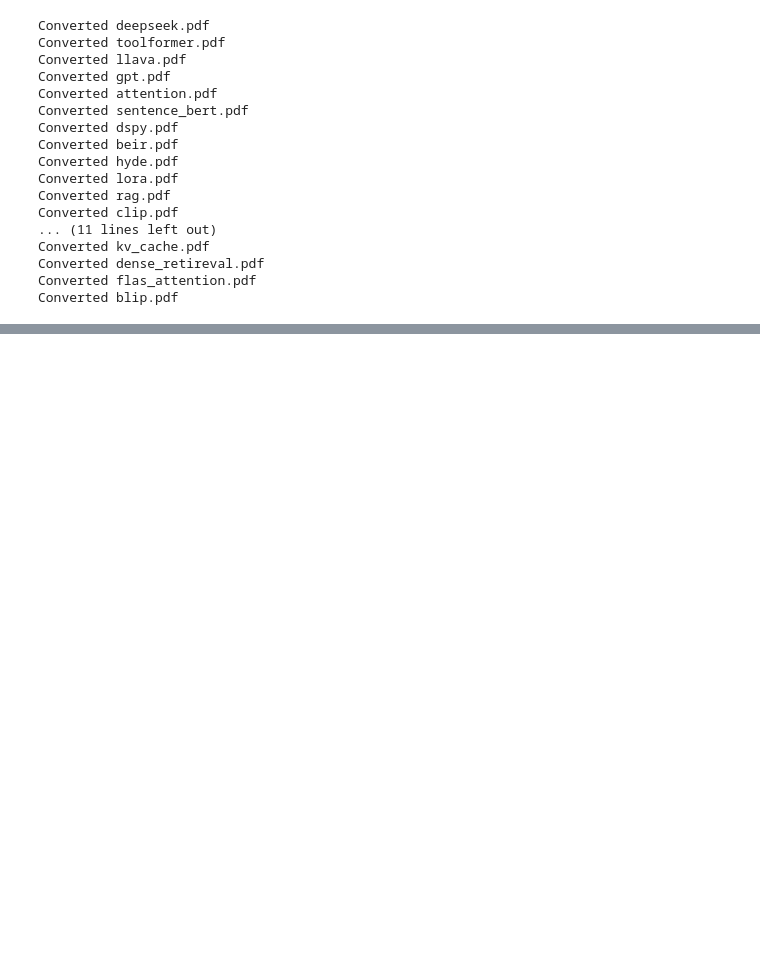
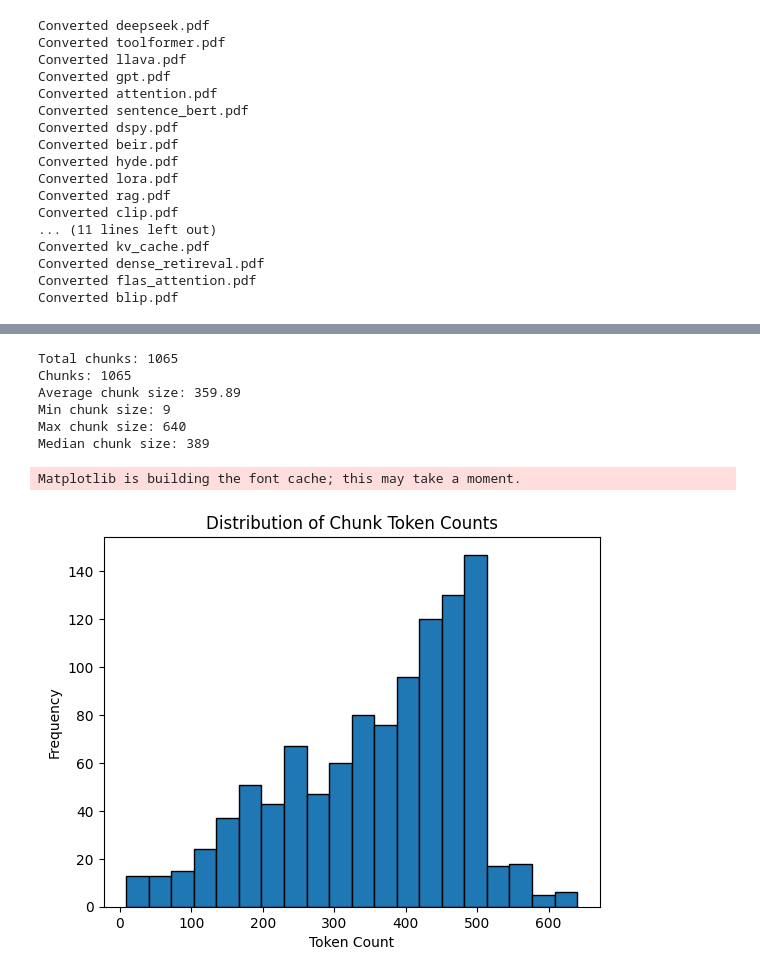
Before and after one commit to AnushkaAmte/research-copilot, a Jupyter notebook: experiments/refine_extraction.ipynb, the cells around one changed output, grey strips where cells are left out. Cells and saved outputs as stored; diff of their text form; code cells hidden in the pictures; blank space fills up the shorter version.

```diff
--- a/experiments/refine_extraction.ipynb
+++ b/experiments/refine_extraction.ipynb
@@ -84,7 +84,7 @@ def clean_markdown(text):
 
     return text.strip()
 # %%
-md_file = output_dir / "attention.md"\
+md_file = output_dir / "beir.md"\
 
 with open(md_file, "r", encoding="utf-8") as f:
     md_text = f.read()
@@ -392,0 +514,4 @@ Section: 7 Conclusion | Subsection: None | Tokens: 239
+# %%
+#without semantic chunking
+for chunk in all_chunks:
+    print(f"Paper ID: {chunk['paper_id']} | Section: {chunk['section']} | Subsection: {chunk['subsection']} | Chunk ID: {chunk['chunk_id']} | Tokens: {chunk['token_count']}")
@@ -392,0 +536,47 @@ Section: 7 Conclusion | Subsection: None | Tokens: 239
+# %%
+#write first 5 sections to a file for manual inspection
+with open(output_dir / "sample_chunks.txt", "w", encoding="utf-8") as f:
+    for chunk in all_chunks[:5]:
+        f.write(f"Paper ID: {chunk['paper_id']} | Section: {chunk['section']} | Subsection: {chunk['subsection']} | Chunk ID: {chunk['chunk_id']} | Tokens: {chunk['token_count']}\n")
+        f.write(chunk["text"])
+        f.write("\n\n---\n\n")
+# %%
+import json
+
+chunk_dir = Path("../../data/chunks")
+
+token_counts = []
+
+for path in chunk_dir.glob("*.json"):
+    with open(path, "r", encoding="utf-8") as f:
+        chunks = json.load(f)
+    token_counts.extend(chunk["token_count"] for chunk in chunks)
+print(f"Total chunks: {len(token_counts)}")
+avg_size = sum(token_counts) / len(token_counts)
+min_size = min(token_counts)
+max_size = max(token_counts)
+median_size = sorted(token_counts)[len(token_counts) // 2]
+
+print(f"Chunks: {len(token_counts)}")
+print(f"Average chunk size: {avg_size:.2f}")
+print(f"Min chunk size: {min_size}")
+print(f"Max chunk size: {max_size}")
+print(f"Median chunk size: {median_size}")
+# %% [output]
+Total chunks: 1065
+Chunks: 1065
+Average chunk size: 359.89
+Min chunk size: 9
+Max chunk size: 640
+Median chunk size: 389
+# %%
+#plot a histogram of token counts
+import matplotlib.pyplot as plt
+plt.hist(token_counts, bins=20, edgecolor='black')
+plt.title("Distribution of Chunk Token Counts")
+plt.xlabel("Token Count")
+plt.ylabel("Frequency")
+plt.show()
+# %% [output]
+Matplotlib is building the font cache; this may take a moment.
+[figure, added]
```
Also changed, not shown: parts of 9 cells of this notebook, 1 other file.
